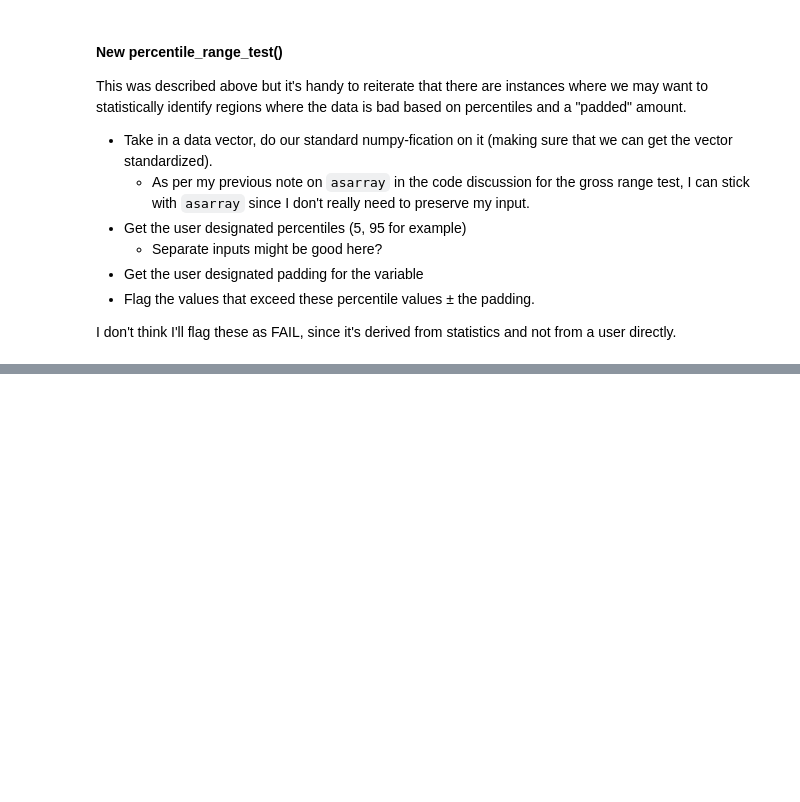
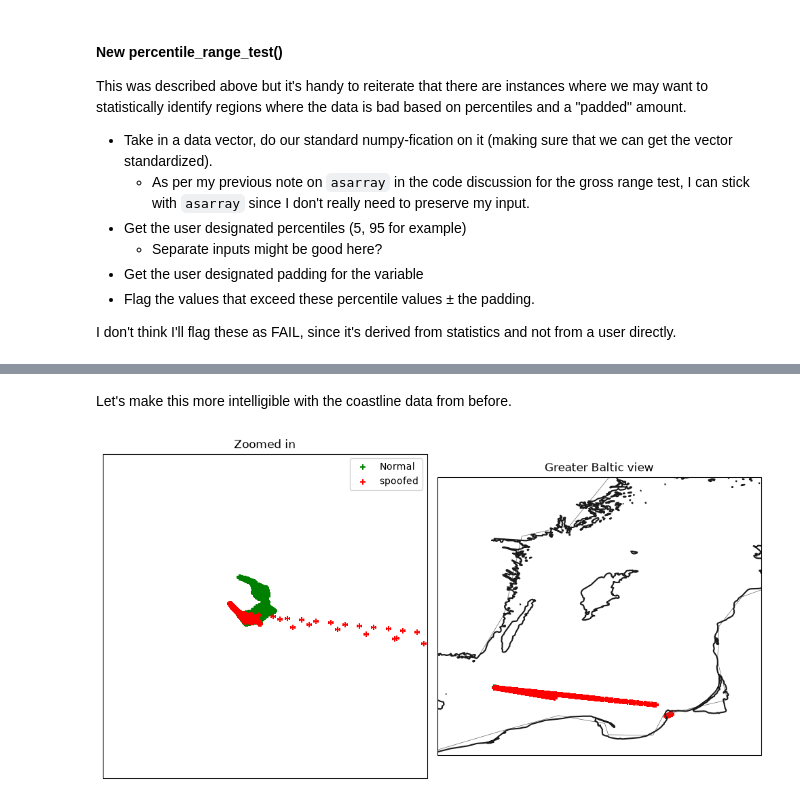
Before and after one commit to Klankers/mau_gsoc_qartod, a Jupyter notebook: deliverable_2.ipynb, the cells around one changed output, grey strips where cells are left out. Drawn from its saved outputs; the diff is of its cells as text; code cells hidden in the pictures; blank space fills up the shorter version.

```diff
--- a/deliverable_2.ipynb
+++ b/deliverable_2.ipynb
@@ -4633,0 +4122,30 @@ Now to load the spoofing example. We can call on the VOTO ERDDAP to load the fil
+# %% [markdown]
+Let's make this more intelligible with the coastline data from before.
+# %%
+import regionmask
+import cartopy.crs as ccrs
+
+land = regionmask.defined_regions.natural_earth_v5_0_0.land_10
+normalcycles = np.arange(460, 479, 1)
+
+fig, axs = plt.subplots(
+    ncols=2,
+    figsize=[10, 10],
+    subplot_kw={"projection": ccrs.PlateCarree()},)
+
+
+axs[0].scatter(ds.LONGITUDE[ds.DIVE_NUMBER.isin(normalcycles)], ds.LATITUDE[ds.DIVE_NUMBER.isin(normalcycles)], color="green", marker="+", label="Normal")
+axs[0].scatter(ds.LONGITUDE[ds.DIVE_NUMBER.isin(cycles)], ds.LATITUDE[ds.DIVE_NUMBER.isin(cycles)], color="red", marker="+", label="spoofed")
+axs[0].set_extent([16.2, 16.3, 55.4, 55.5], crs=ccrs.PlateCarree())
+axs[0].set_title("Zoomed in")
+axs[0].legend()
+
+land.plot(ax=axs[1])
+axs[1].scatter(ds.LONGITUDE[ds.DIVE_NUMBER.isin(normalcycles)], ds.LATITUDE[ds.DIVE_NUMBER.isin(normalcycles)], color="green", marker="+")
+axs[1].scatter(ds.LONGITUDE[ds.DIVE_NUMBER.isin(cycles)], ds.LATITUDE[ds.DIVE_NUMBER.isin(cycles)], color="red", marker="+")
+axs[1].set_extent([15, 22, 54, 60], crs=ccrs.PlateCarree())
+axs[1].set_title("Greater Baltic view")
+
+plt.tight_layout()
+# %% [output]
+[figure, added]
```
Also changed, not shown: parts of 155 cells of this notebook.
